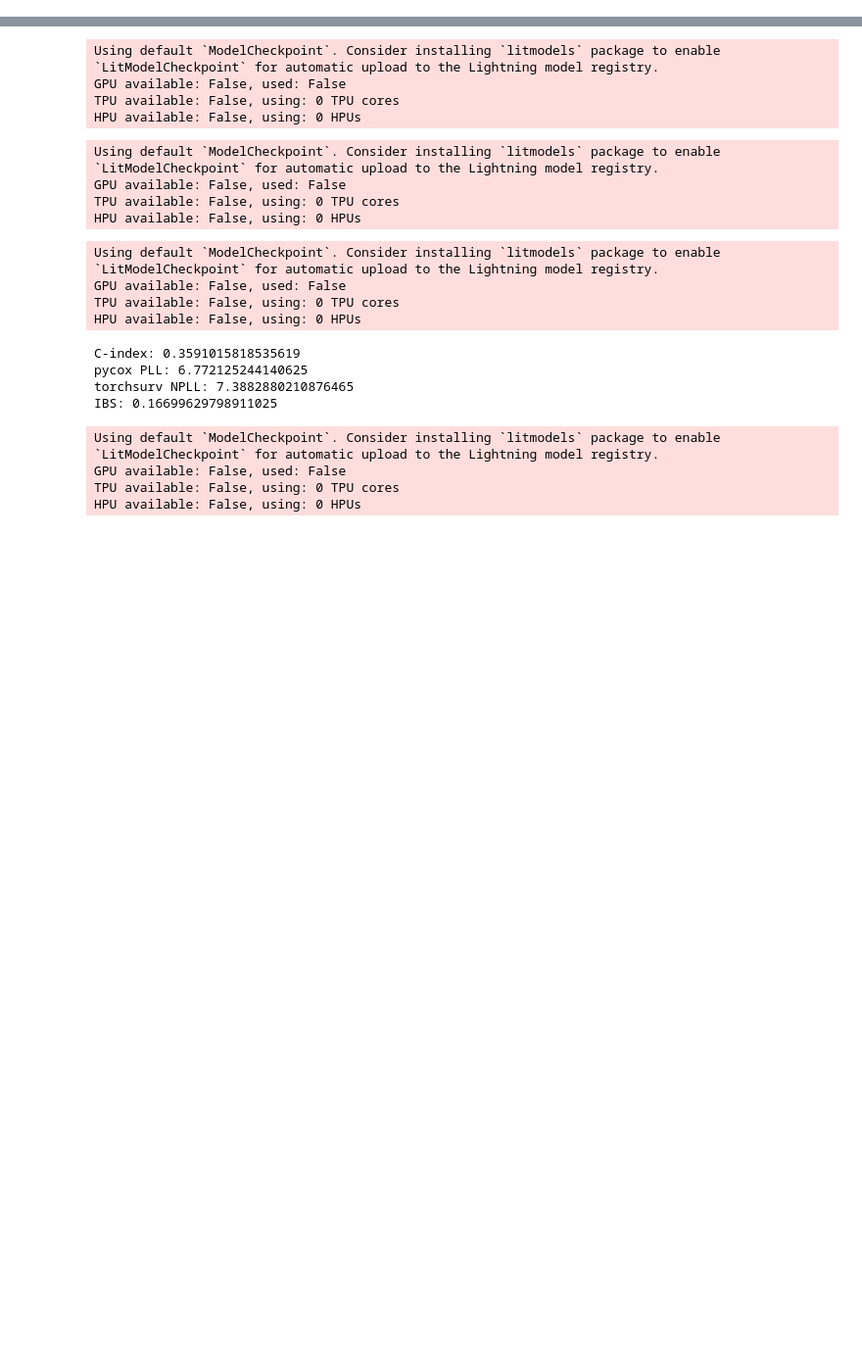
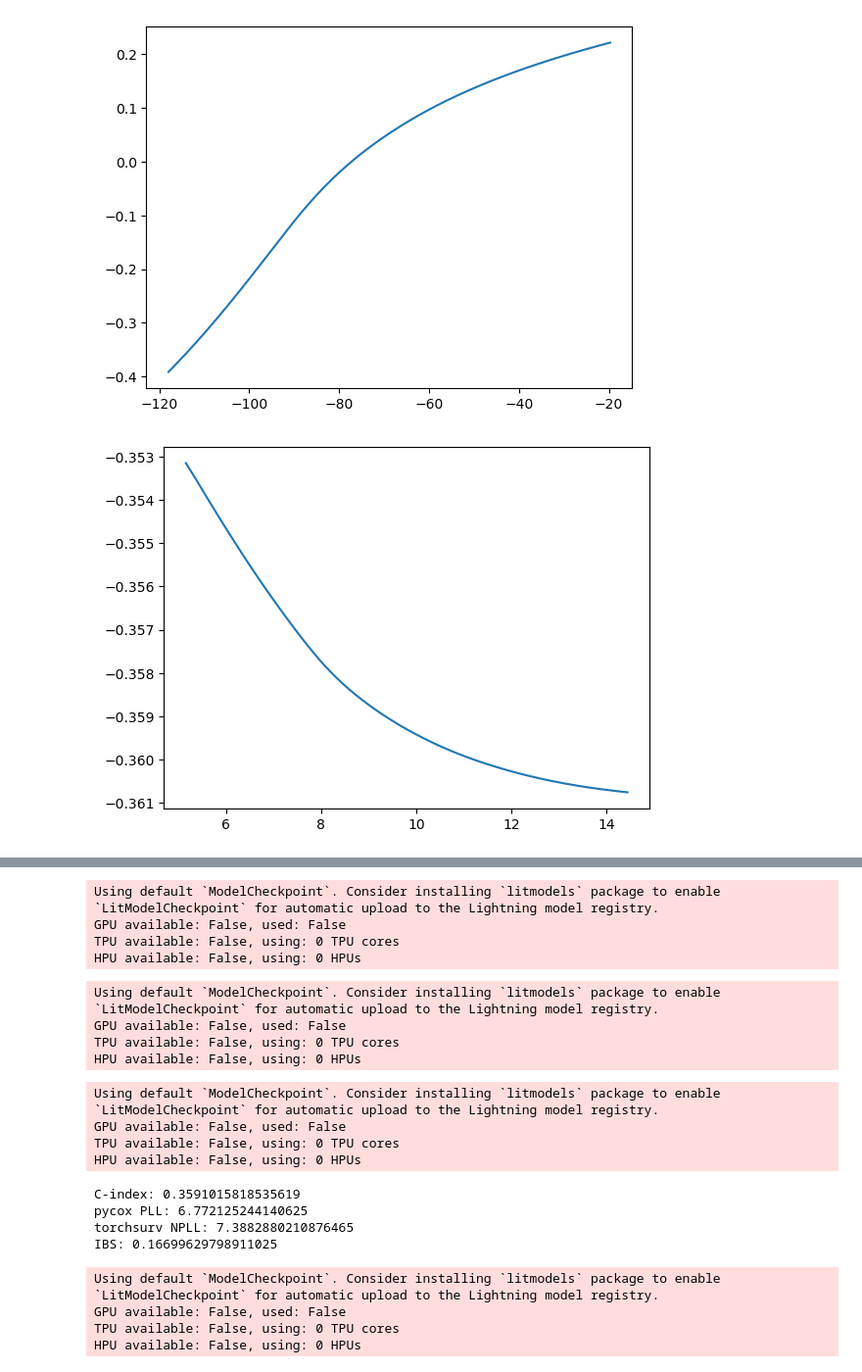
Before and after one commit to steliosbl/SurvSHAREs, a Jupyter notebook: share_survival_train.ipynb, the cells around one changed output, grey strips where cells are left out. Shown at 98% size. Cells and saved outputs as stored; diff of their text form; code cells hidden in the pictures; blank space fills up the shorter version.

```diff
--- a/share_survival_train.ipynb
+++ b/share_survival_train.ipynb
@@ -39,6 +36,7 @@ fitness_npll_shrink = make_fitness(
 # %%
 from gplearn.gplearn.model import ShapeNN
 from gplearn.gplearn.genetic import SymbolicRegressor
+from survshares.loss import approximateNpllLoss, npllLoss
 
 def init_share_regressor(metric, device, checkpoint_dir, categorical_variables={}):
     gp_config = {
@@ -76,6 +74,7 @@ def init_share_regressor(metric, device, checkpoint_dir, categorical_variables={
             "seed": 42,
             "checkpoint_folder": checkpoint_dir,
             "keep_models": True,
+            "loss_fn": npllLoss()
         },
     }
 
@@ -86,7 +85,7 @@ model = init_share_regressor(
     metric = fitness_npll_shrink,
     device = "cpu",
     checkpoint_dir = Path("data/checkpoints/survshare_rossi"),
-    #categorical_variables = dataset.categorical_dict
+    categorical_variables = dataset.categorical_values
 )
 
 model.fit(torch.Tensor(X), torch.Tensor(T), torch.Tensor(E))
@@ -193,0 +155,8 @@ model._program.plot_shape_functions(dataset.numerical_ranges(X)|{i: (0,1) for i
+# %%
+model._program.plot_shape_functions(
+    dataset.numerical_ranges,
+    dataset.categorical_values
+)
+# %% [output]
+[figure, added]
+[figure, added]
```
Also changed, not shown: parts of 5 cells of this notebook, 4 other files.
